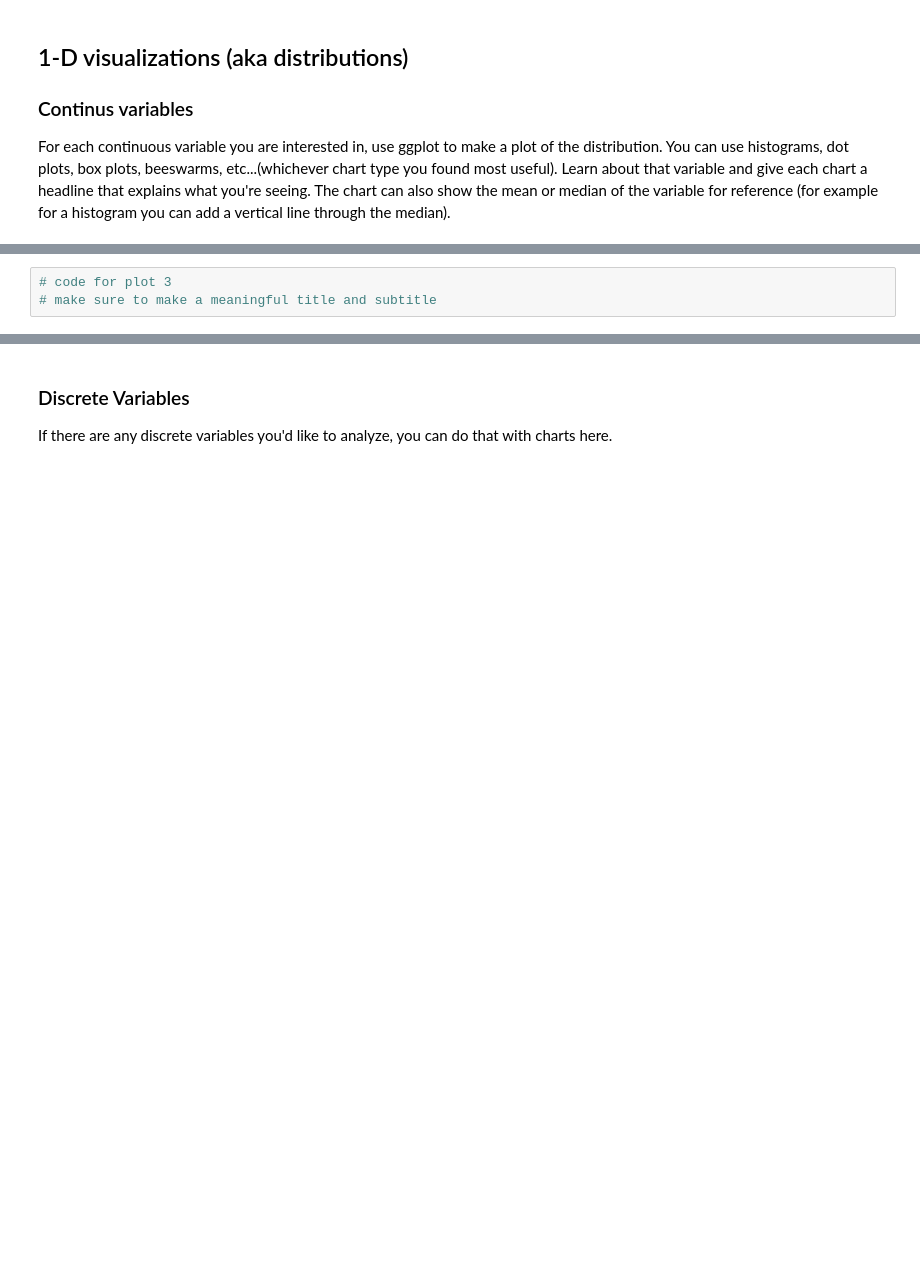
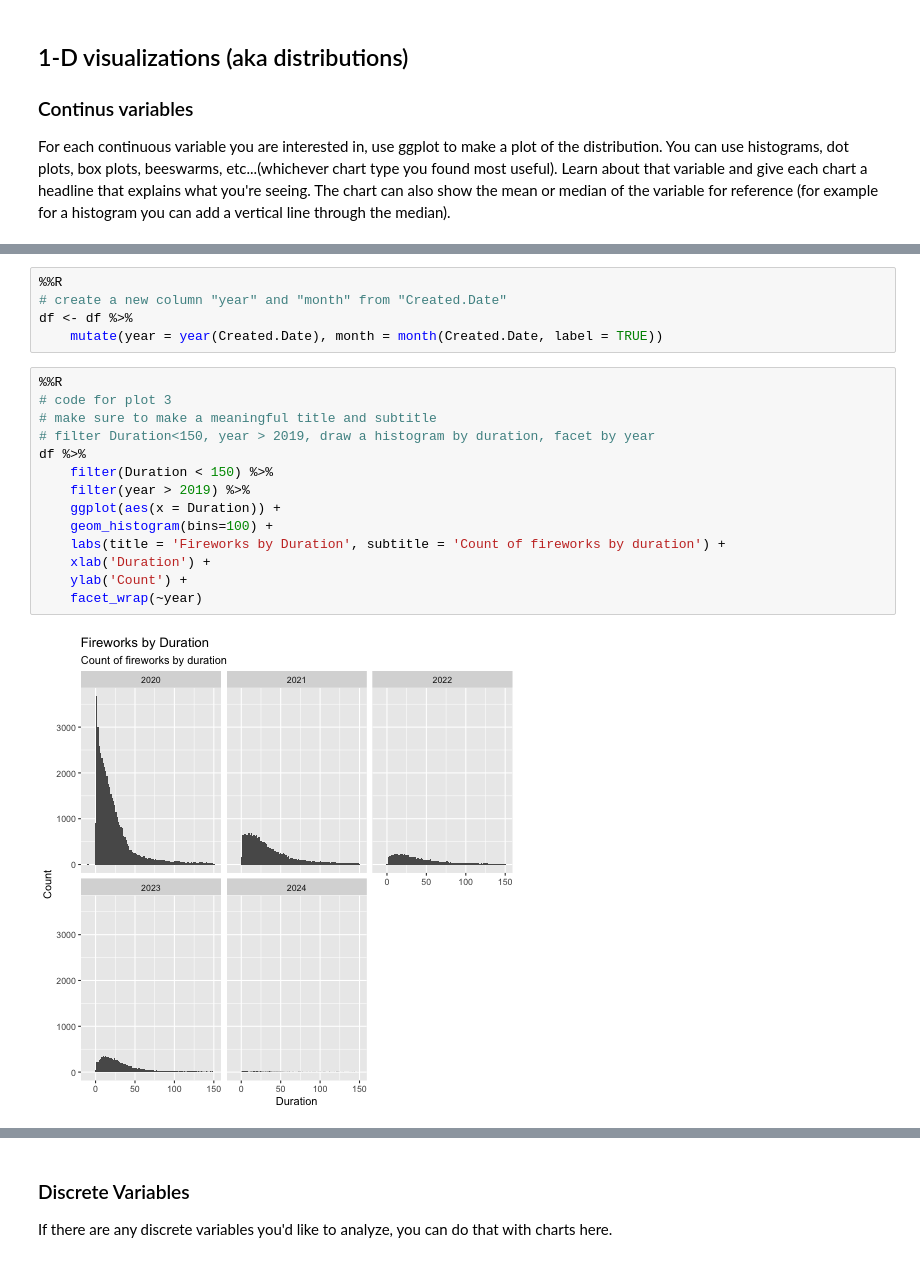
Before and after one commit to yc4330/connect-to-census, a Jupyter notebook: distributions.ipynb, the cells around one changed output, grey strips where cells are left out. Drawn from its saved outputs; the diff is of its cells as text; blank space fills up the shorter version.

```diff
--- a/distributions.ipynb
+++ b/distributions.ipynb
@@ -81,3 +161,21 @@ For each continuous variable you are interested in, use ggplot to make a plot of
-# %%
-# code for plot 3
-# make sure to make a meaningful title and subtitle
+# %%
+%%R
+# create a new column "year" and "month" from "Created.Date"
+df <- df %>%
+    mutate(year = year(Created.Date), month = month(Created.Date, label = TRUE))
+# %%
+%%R
+# code for plot 3
+# make sure to make a meaningful title and subtitle
+# filter Duration<150, year > 2019, draw a histogram by duration, facet by year
+df %>%
+    filter(Duration < 150) %>%
+    filter(year > 2019) %>%
+    ggplot(aes(x = Duration)) +
+    geom_histogram(bins=100) +
+    labs(title = 'Fireworks by Duration', subtitle = 'Count of fireworks by duration') +
+    xlab('Duration') +
+    ylab('Count') +
+    facet_wrap(~year)
+# %% [output]
+[figure, added]
```
Also changed, not shown: parts of 11 cells of this notebook, 4 other files.
